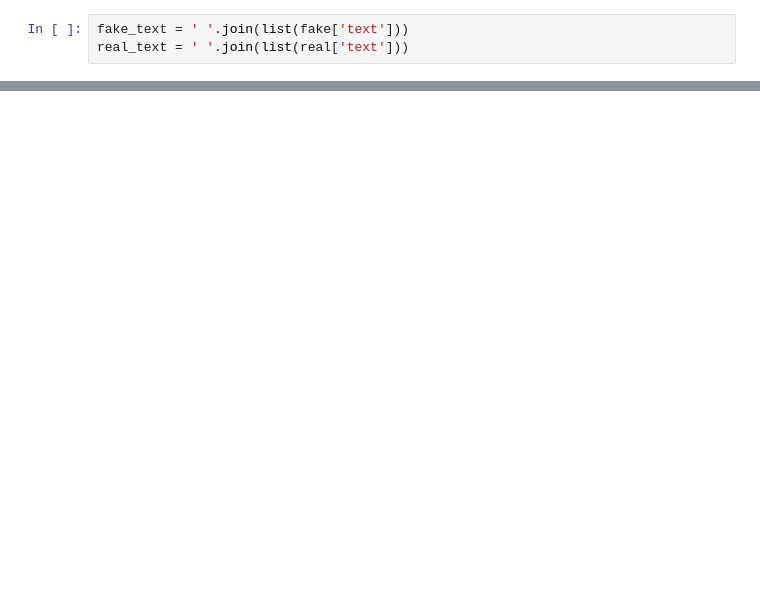
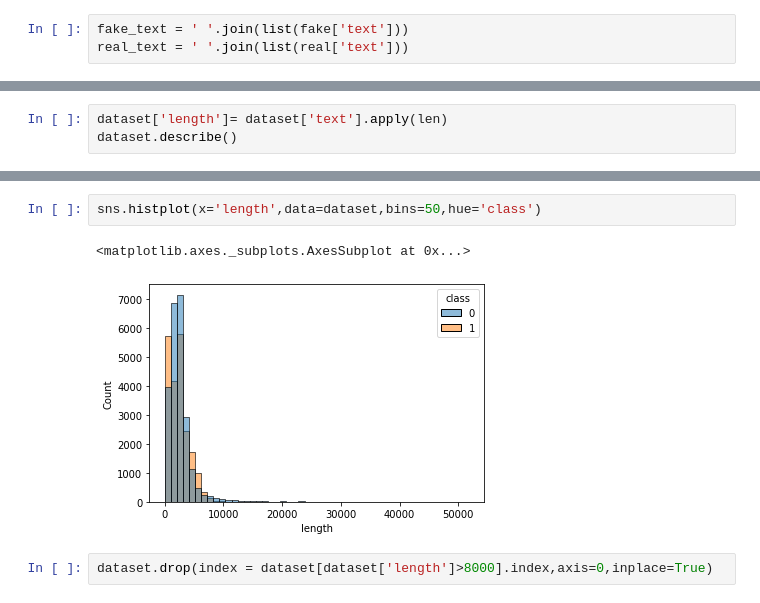
Before and after one commit to yogeshdhome/Coursera-IBM-AI-ML-Course, a Jupyter notebook: Fake_News_Detection_using_LSTM.ipynb, the cells around one changed output, grey strips where cells are left out. Drawn from its saved outputs; the diff is of its cells as text; blank space fills up the shorter version.

```diff
--- a/Fake_News_Detection_using_LSTM.ipynb
+++ b/Fake_News_Detection_using_LSTM.ipynb
@@ -148,0 +126,3 @@ def remove_special_characters(sentence):
+# %%
+dataset['length']= dataset['text'].apply(len)
+dataset.describe()
@@ -148,0 +139,7 @@ def remove_special_characters(sentence):
+# %%
+sns.histplot(x='length',data=dataset,bins=50,hue='class')
+# %% [output]
+<matplotlib.axes._subplots.AxesSubplot at 0x...>
+[figure, added]
+# %%
+dataset.drop(index = dataset[dataset['length']>8000].index,axis=0,inplace=True)
```
Also changed, not shown: parts of 39 cells of this notebook.
